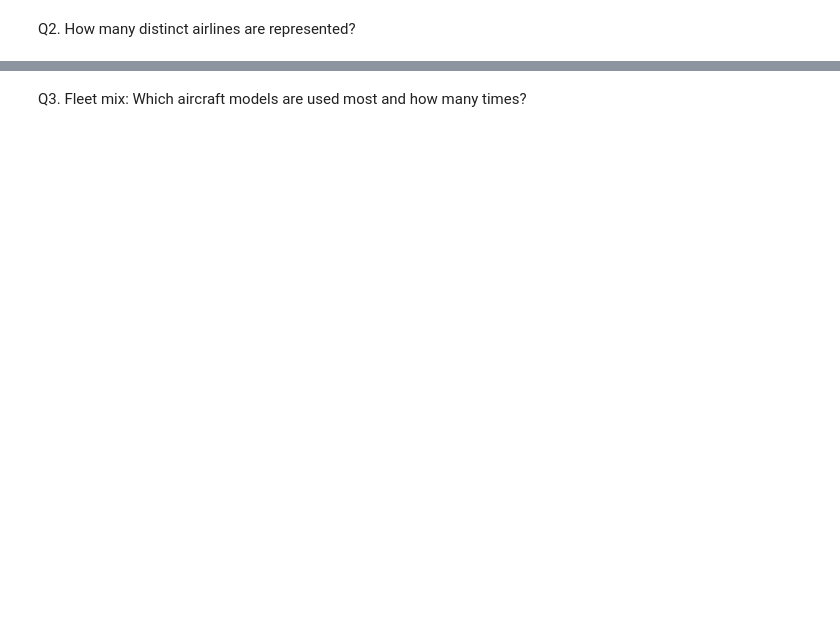
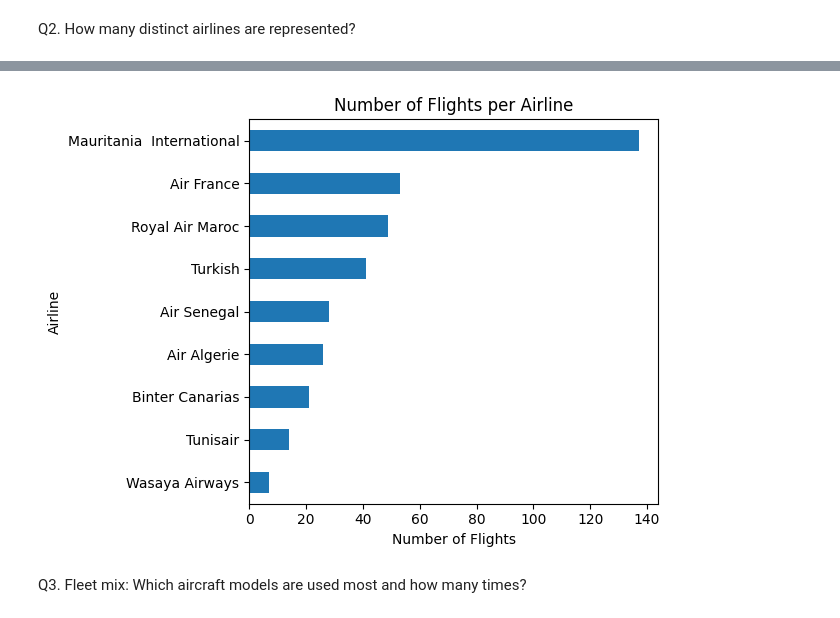
Before and after one commit to abedelb/rimai, a Jupyter notebook: courses/data-engineering/course-2/nkc_airport_analyisis.ipynb, the cells around one changed output, grey strips where cells are left out. Saved outputs shown, nothing was run; the diff lists cells and outputs as text; code cells hidden in the pictures; blank space fills up the shorter version.

```diff
--- a/courses/data-engineering/course-2/nkc_airport_analyisis.ipynb
+++ b/courses/data-engineering/course-2/nkc_airport_analyisis.ipynb
@@ -188,0 +208,11 @@ Distinct airlines: 9
+# %%
+# Extract the airline name into a new column
+airline_name = df['airline'].apply(lambda x: x['name'])
+
+# Count distinct airlines
+distinct_airlines = airline_name.nunique()
+print(f"Distinct airlines: {distinct_airlines}")
+
+# Group by airline name and count number of flights
+flight_counts = df.groupby(airline_name).size().sort_values(ascending=True)
+print(flight_counts)
@@ -189,3 +232,12 @@ Distinct airlines: 9
+# %%
+flight_counts.plot(kind='barh', colormap='tab20')
+plt.title('Number of Flights per Airline')
+plt.xlabel('Number of Flights')
+plt.ylabel('Airline')
+plt.tight_layout()
+plt.show()
+# %% [output]
+[figure, added]
 # %% [markdown]
 Q3. Fleet mix: Which aircraft models are used most and how many times?
 # %%
```
Also changed, not shown: parts of 17 cells of this notebook.
